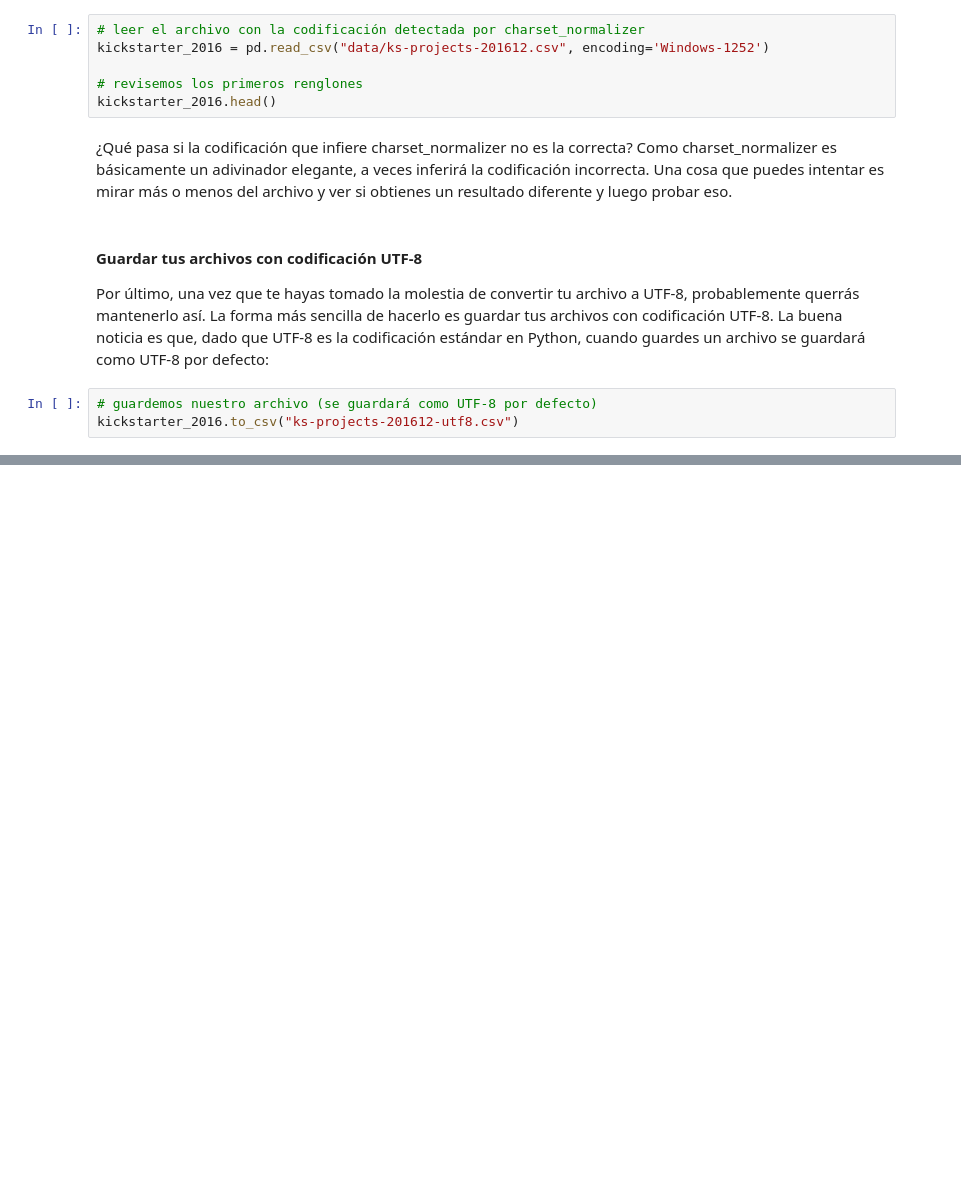
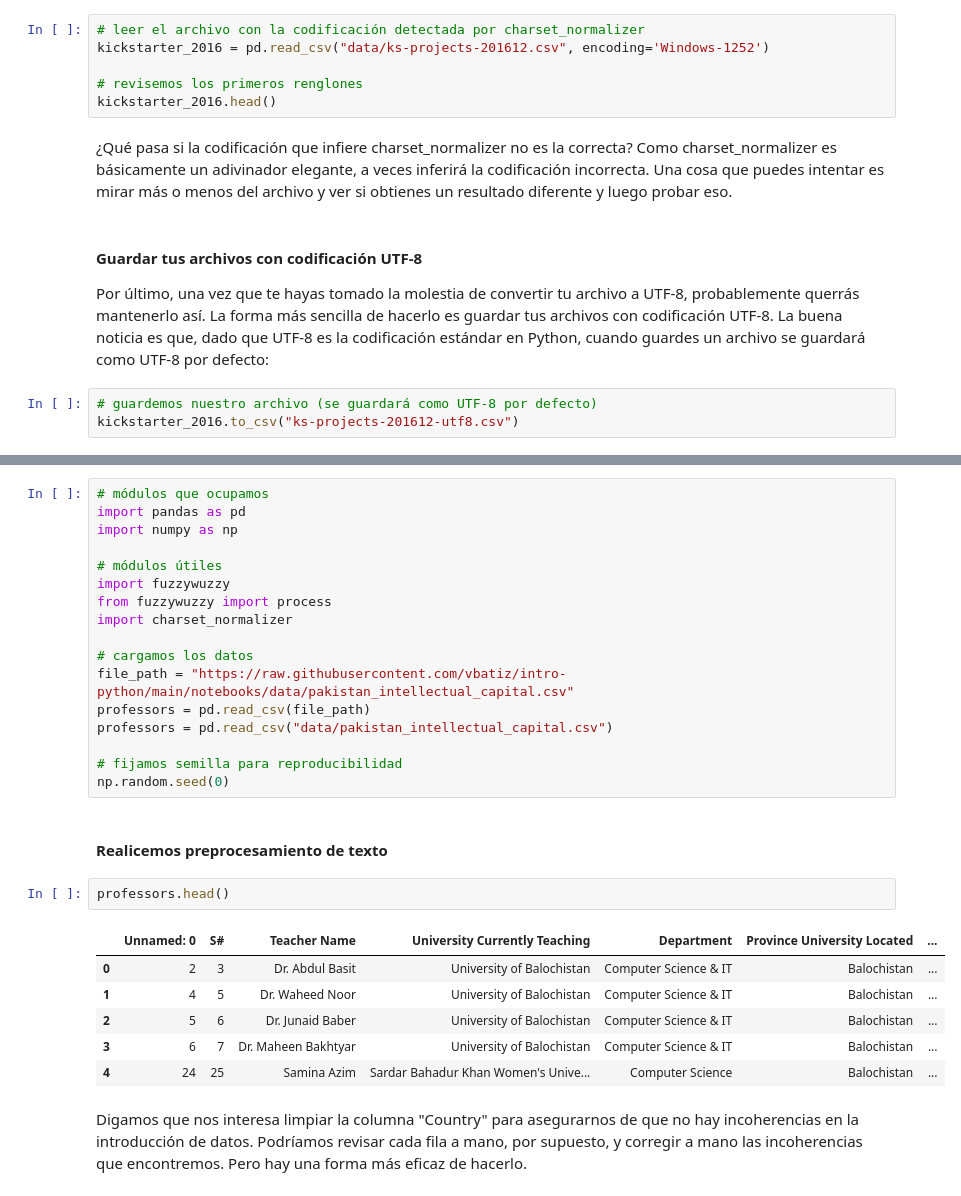
Before and after one commit to vbatiz/intro-python, a Jupyter notebook: notebooks/IntroPython_07.ipynb, the cells around one changed output, grey strips where cells are left out. Saved outputs shown, nothing was run; the diff lists cells and outputs as text; blank space fills up the shorter version.

Commit message:
Se agrega conjunto de datos y actualiza tema complejidad de los datos

```diff
--- a/notebooks/IntroPython_07.ipynb
+++ b/notebooks/IntroPython_07.ipynb
@@ -433,0 +451,30 @@ kickstarter_2016.to_csv("ks-projects-201612-utf8.csv")
+# %%
+# módulos que ocupamos
+import pandas as pd
+import numpy as np
+
+# módulos útiles
+import fuzzywuzzy
+from fuzzywuzzy import process
+import charset_normalizer
+
+# cargamos los datos
+file_path = "https://raw.githubusercontent.com/vbatiz/intro-python/main/notebooks/data/pakistan_intellectual_capital.csv"
+professors = pd.read_csv(file_path)
+professors = pd.read_csv("data/pakistan_intellectual_capital.csv")
+
+# fijamos semilla para reproducibilidad
+np.random.seed(0)
+# %% [markdown]
+#### Realicemos preprocesamiento de texto
+# %%
+professors.head()
+# %% [output]
+|  | Unnamed: 0 | S# | Teacher Name | University Currently Teaching | Department | Province University Located | ... |
+| 0 | 2 | 3 | Dr. Abdul Basit | University of Balochistan | Computer Science & IT | Balochistan | ... |
+| 1 | 4 | 5 | Dr. Waheed Noor | University of Balochistan | Computer Science & IT | Balochistan | ... |
+| 2 | 5 | 6 | Dr. Junaid Baber | University of Balochistan | Computer Science & IT | Balochistan | ... |
+| 3 | 6 | 7 | Dr. Maheen Bakhtyar | University of Balochistan | Computer Science & IT | Balochistan | ... |
+| 4 | 24 | 25 | Samina Azim | Sardar Bahadur Khan Women's Unive... | Computer Science | Balochistan | ... |
+# %% [markdown]
+Digamos que nos interesa limpiar la columna "Country" para asegurarnos de que no hay incoherencias en la introducción de datos. Podríamos revisar cada fila a mano, por supuesto, y corregir a mano las incoherencias que encontremos. Pero hay una forma más eficaz de hacerlo.
```
Also changed, not shown: parts of 17 cells of this notebook, 1 other file.
